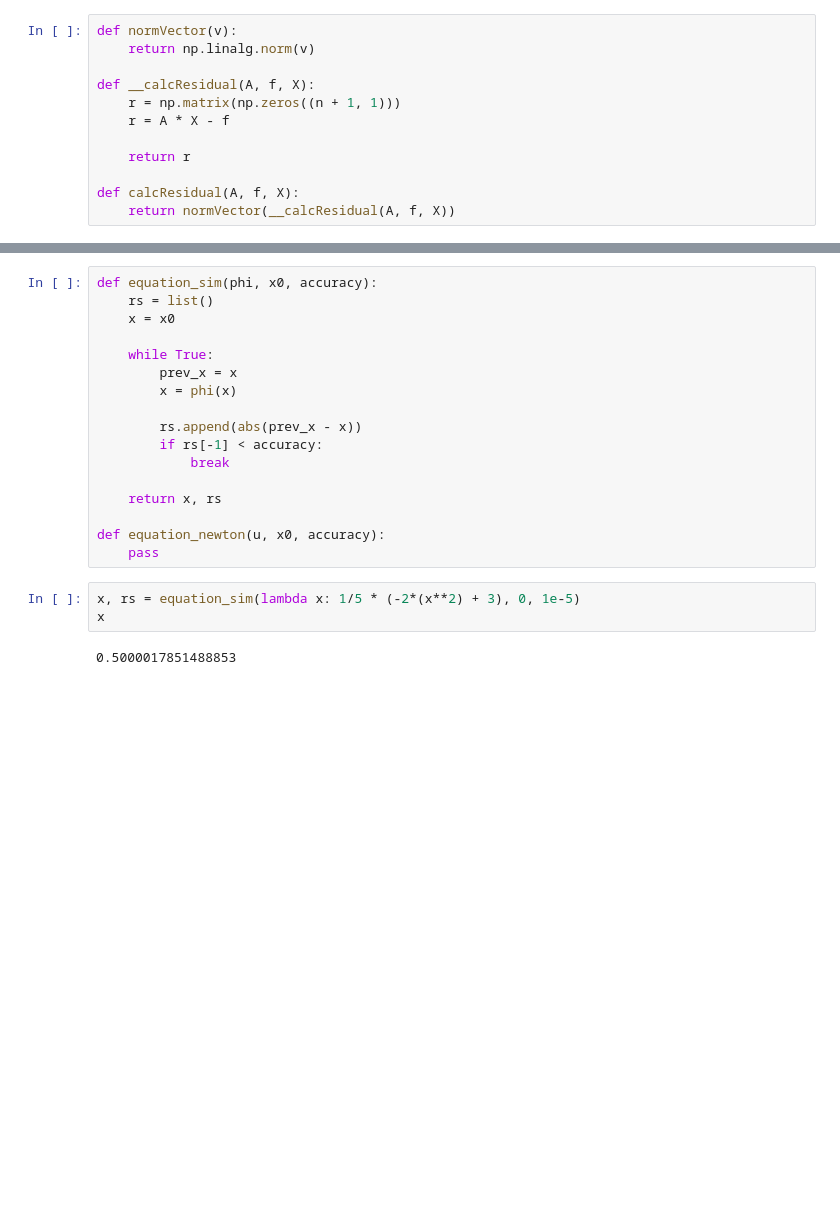
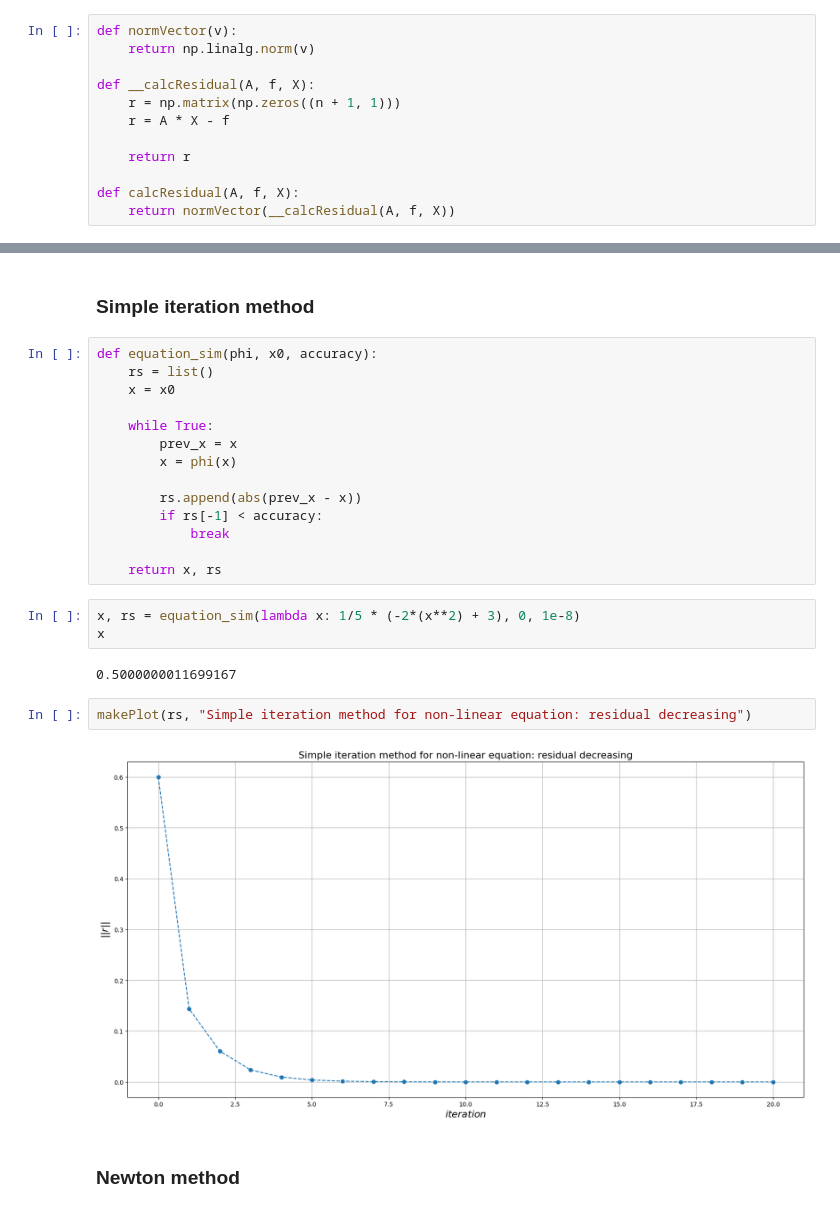
Before and after one commit to nerett/computational-mathematics, a Jupyter notebook: 3-SNE/sne.ipynb, the cells around one changed output, grey strips where cells are left out. Drawn from its saved outputs; the diff is of its cells as text; blank space fills up the shorter version.

Commit message:
finished non-linear equation solving

```diff
--- a/3-SNE/sne.ipynb
+++ b/3-SNE/sne.ipynb
@@ -42,3 +47,5 @@ def makePlot(y, title):
+# %% [markdown]
+### Simple iteration method
 # %%
 def equation_sim(phi, x0, accuracy):
     rs = list()
@@ -53,11 +60,14 @@ def equation_sim(phi, x0, accuracy):
             break
 
     return x, rs
-
-def equation_newton(u, x0, accuracy):
-    pass
 # %%
-x, rs = equation_sim(lambda x: 1/5 * (-2*(x**2) + 3), 0, 1e-5)
+x, rs = equation_sim(lambda x: 1/5 * (-2*(x**2) + 3), 0, 1e-8)
 x
 # %% [output]
-0.5000017851488853
+0.5000000011699167
+# %%
+makePlot(rs, "Simple iteration method for non-linear equation: residual decreasing")
+# %% [output]
+[figure, added]
+# %% [markdown]
+### Newton method
```
Also changed, not shown: parts of 6 cells of this notebook.
